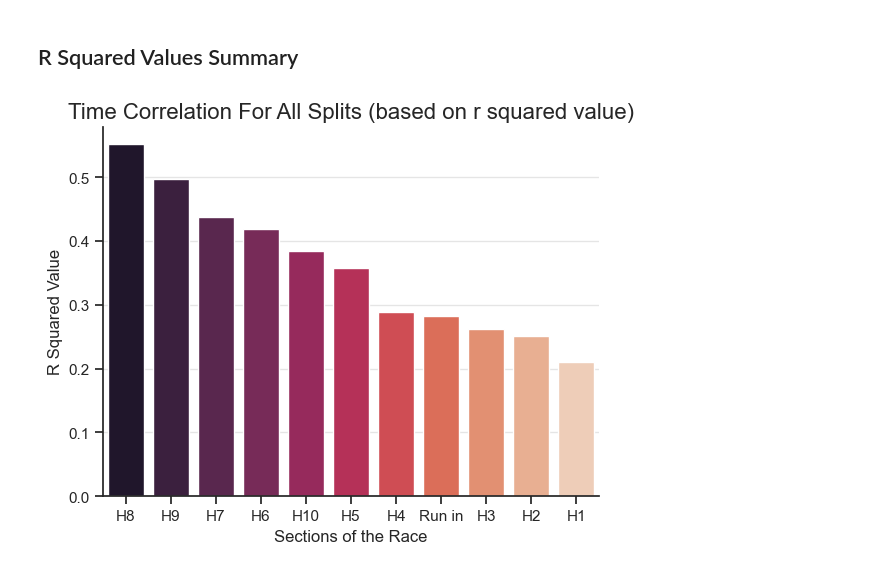
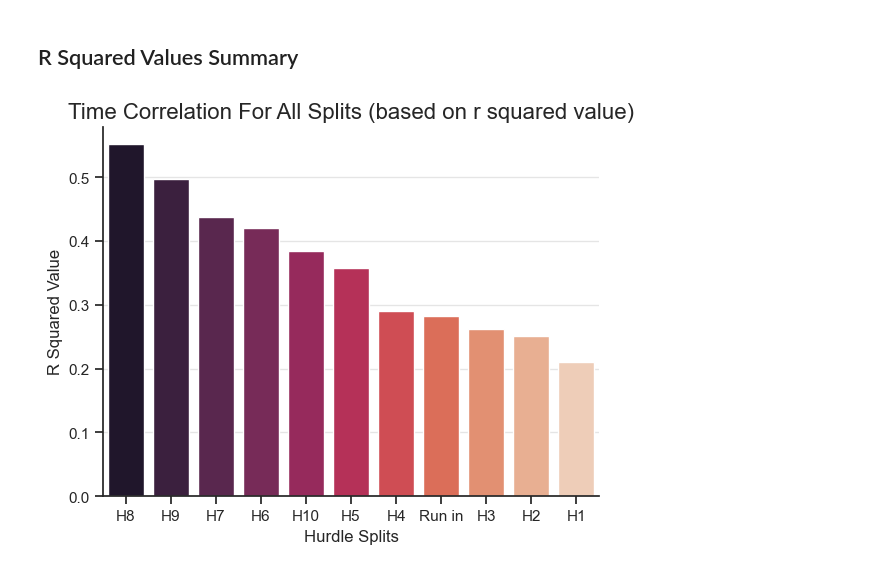
Before and after one commit to emeraldEAGLE888/Hurdles_Analysis, a Jupyter notebook: Analyses/SplitTimeCorrelation.ipynb, the cells around one changed output. Drawn from its saved outputs; the diff is of its cells as text; code cells hidden in the pictures.

```diff
--- a/Analyses/SplitTimeCorrelation.ipynb
+++ b/Analyses/SplitTimeCorrelation.ipynb
@@ -25,13 +25,13 @@ df_dossantos_c = pd.read_excel(xlsx, sheet_name='DS_Cumulative')
 
 df_w_splits = df_warholm_s.copy().assign(Athlete='Warholm')
 df_b_splits = df_benjamin_s.copy().assign(Athlete='Benjamin')
-df_ds_splits = df_dossantos_s.copy().assign(Athlete='Dos Santos')
+df_ds_splits = df_dossantos_s.copy().assign(Athlete='dos Santos')
 df_splits = pd.concat([df_w_splits,df_b_splits,df_ds_splits],axis=0)
 df_splits = df_splits.sort_values(by='Time')
 
 # Setting Up
 
-athlete_order = ['Warholm','Benjamin','Dos Santos']
+athlete_order = ['Warholm','Benjamin','dos Santos']
 
 all_columns = ['H1','H2','H3','H4','H5','H6','H7','H8','H9','H10','Run in']
 start_phase_columns = ['H1','H2','H3','H4']
@@ -73,16 +73,16 @@ plt.show()
 # %%
 r_squared_sorted = dict(sorted(r_squared_values.items(),key = lambda item: item[1], reverse=True))
 sns.barplot(x=list(r_squared_sorted.keys()),y=list(r_squared_sorted.values()),hue=list(r_squared_sorted.keys()),palette='rocket')
 sns.despine()
-plt.xlabel('Sections of the Race')
+plt.xlabel('Hurdle Splits')
 plt.ylabel('R Squared Value')
 plt.title('Time Correlation For All Splits (based on r squared value)',fontsize=16)
 plt.grid(True, axis='y', alpha=0.5)
 plt.show()
 
 # We can see that Hurdle 8, arguably the most crucial, is the one that most correlates with total time (R squared = 0.552).
 # This shows that Hurdle 8 is likely the best test of the athlete's capabilities and strength.
 # Hurdles 6, 7, and 9 (R squared values of 0.42, 0.438, and 0.498) are next correlation wise, showing that the back half of the race determines your time.
 # Hurdles 1 and 2 (R squared values of 0.211 and 0.251) correlate the least so it is not over in the beginning.
 # %% [output]
-[figure, old version]
+[figure, new version]
```
Also changed, not shown: 4 other files.
